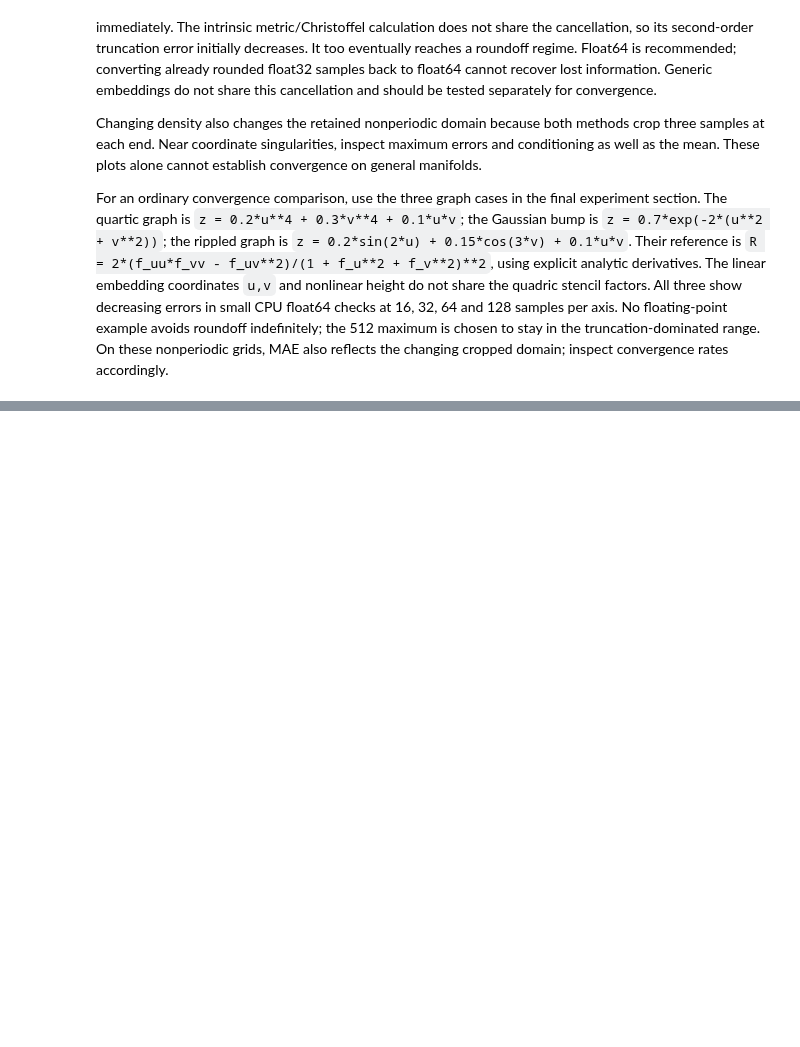
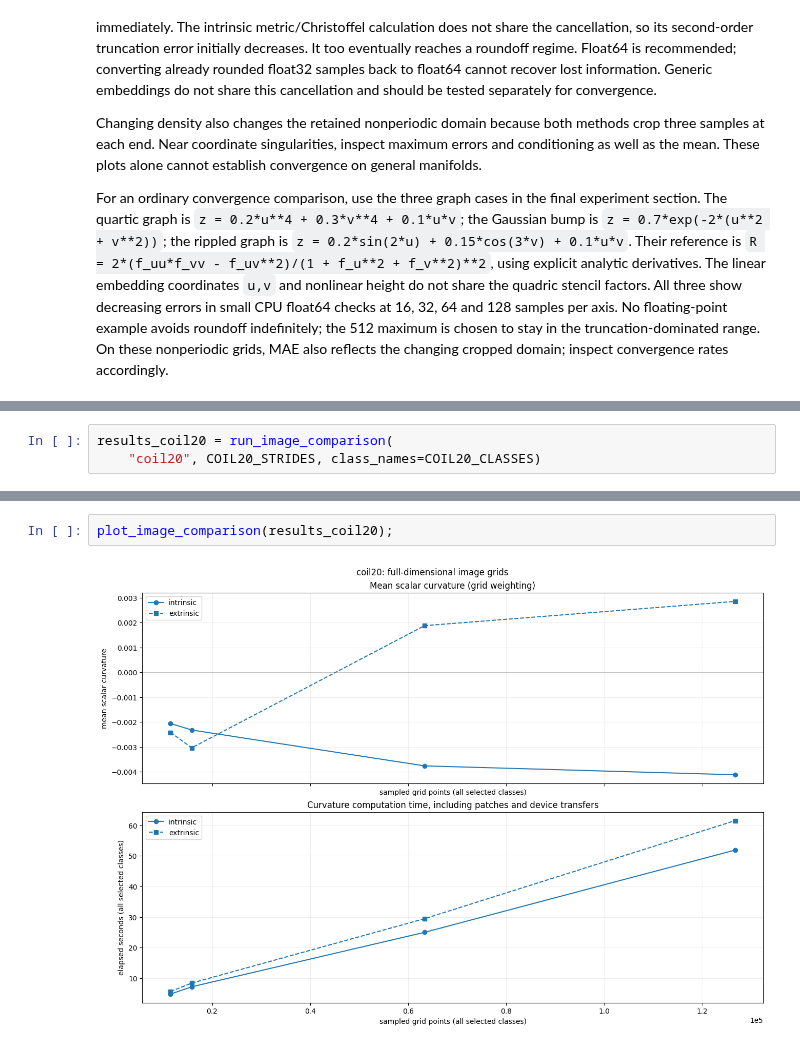
Before and after one commit to koulakis/manifold-microscope, a Jupyter notebook: notebooks/datasets_and_measures/intrinsic_extrinsic_curvature_comparison.ipynb, the cells around one changed output, grey strips where cells are left out. Drawn from its saved outputs; the diff is of its cells as text; blank space fills up the shorter version.

```diff
--- a/notebooks/datasets_and_measures/intrinsic_extrinsic_curvature_comparison.ipynb
+++ b/notebooks/datasets_and_measures/intrinsic_extrinsic_curvature_comparison.ipynb
@@ -271,0 +603,3 @@ For an ordinary convergence comparison, use the three graph cases in the final e
+# %%
+results_coil20 = run_image_comparison(
+    "coil20", COIL20_STRIDES, class_names=COIL20_CLASSES)
@@ -271,0 +624,4 @@ For an ordinary convergence comparison, use the three graph cases in the final e
+# %%
+plot_image_comparison(results_coil20);
+# %% [output]
+[figure, added]
```
Also changed, not shown: parts of 18 cells of this notebook.
